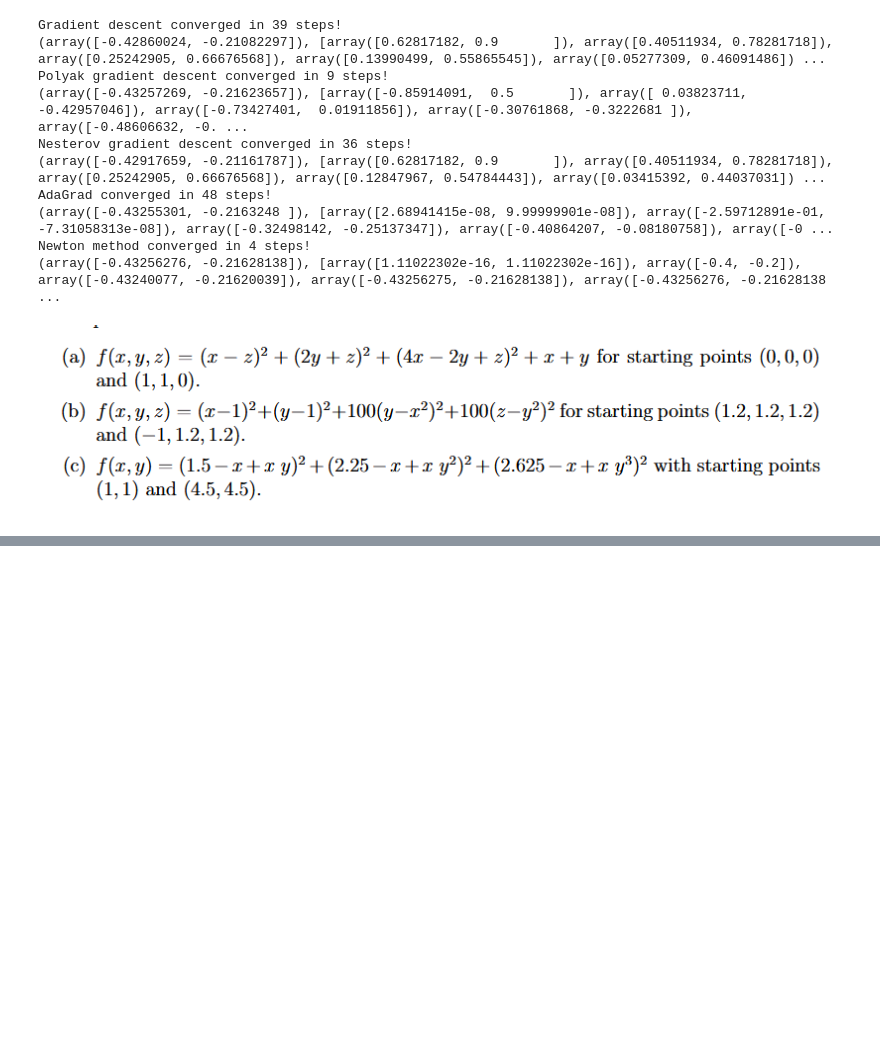
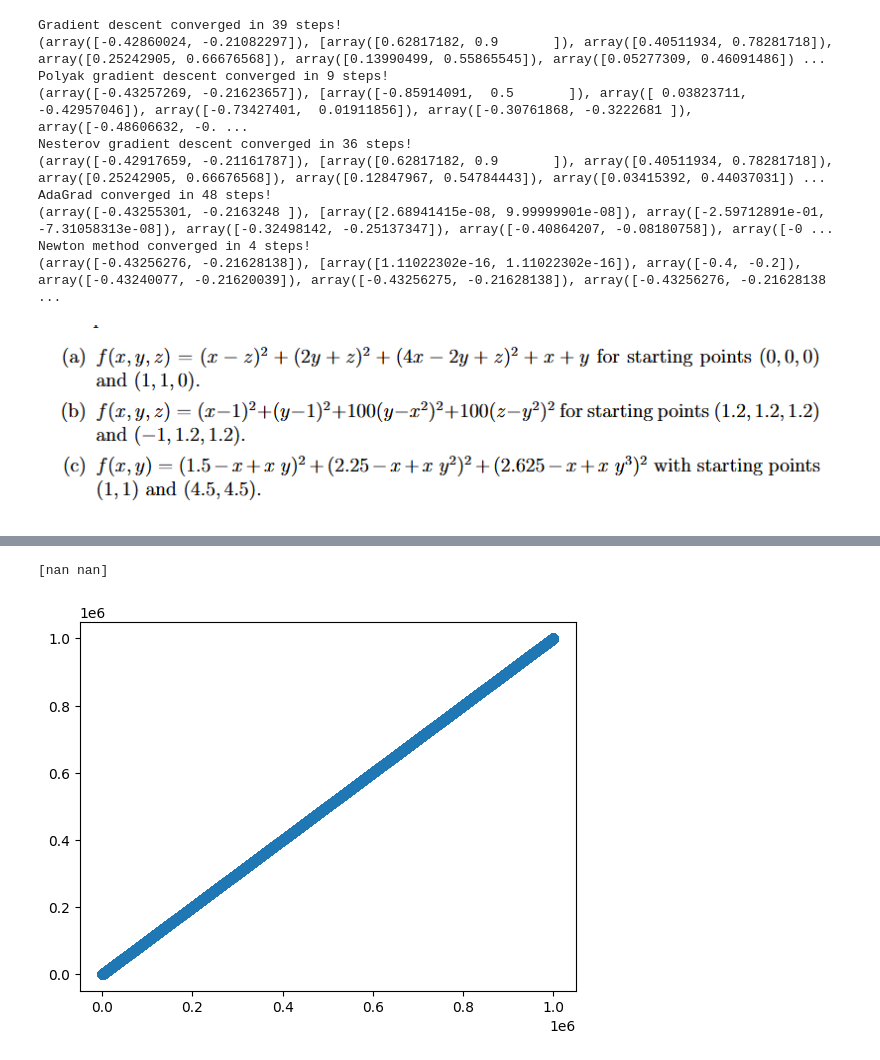
Before and after one commit to MatejVre/Gradient_Descent_Part_1, a Jupyter notebook: gradient_descent_2.ipynb, the cells around one changed output, grey strips where cells are left out. Drawn from its saved outputs; the diff is of its cells as text; code cells hidden in the pictures; blank space fills up the shorter version.

```diff
--- a/gradient_descent_2.ipynb
+++ b/gradient_descent_2.ipynb
@@ -348,0 +420,14 @@ BFGS converged in 0.0 steps!
+# %%
+def data_generating_process(num):
+    np.random.seed(42)
+
+    xs = []
+    ys = []
+    for i in range(1, num):
+
+        x = i
+        y = i + np.random.uniform(0, 1)
+
+        xs.append(x)
+        ys.append(y)
+    return np.array(xs), np.array(ys)
@@ -348,0 +455,24 @@ BFGS converged in 0.0 steps!
+# %%
+global xs
+global ys
+xs, ys = data_generating_process(1000000)
+
+xs = np.column_stack((xs, np.ones(xs.shape[0])))
+
+def gradient(b1, b0):
+    betas = np.array([b1,b0])
+    residuals = ys - np.dot(xs, betas)
+    return (-2/xs.shape[0]) * np.dot(xs.T, residuals)
+
+betas, _ = gradient_descent(np.array([0,0]), 0.0000000000000001, gradient, 1000)
+
+b1, b0 = betas[0], betas[1]
+x =  np.linspace(0, 10, 100)
+y = b0 + b1 * x
+
+plt.scatter(xs[:,0], ys)
+plt.plot(x, y, label=f'y = {b0} + {b1}x', color='red')
+print(betas)
+# %% [output]
+[nan nan]
+[figure, added]
```
Also changed, not shown: parts of 7 cells of this notebook.
